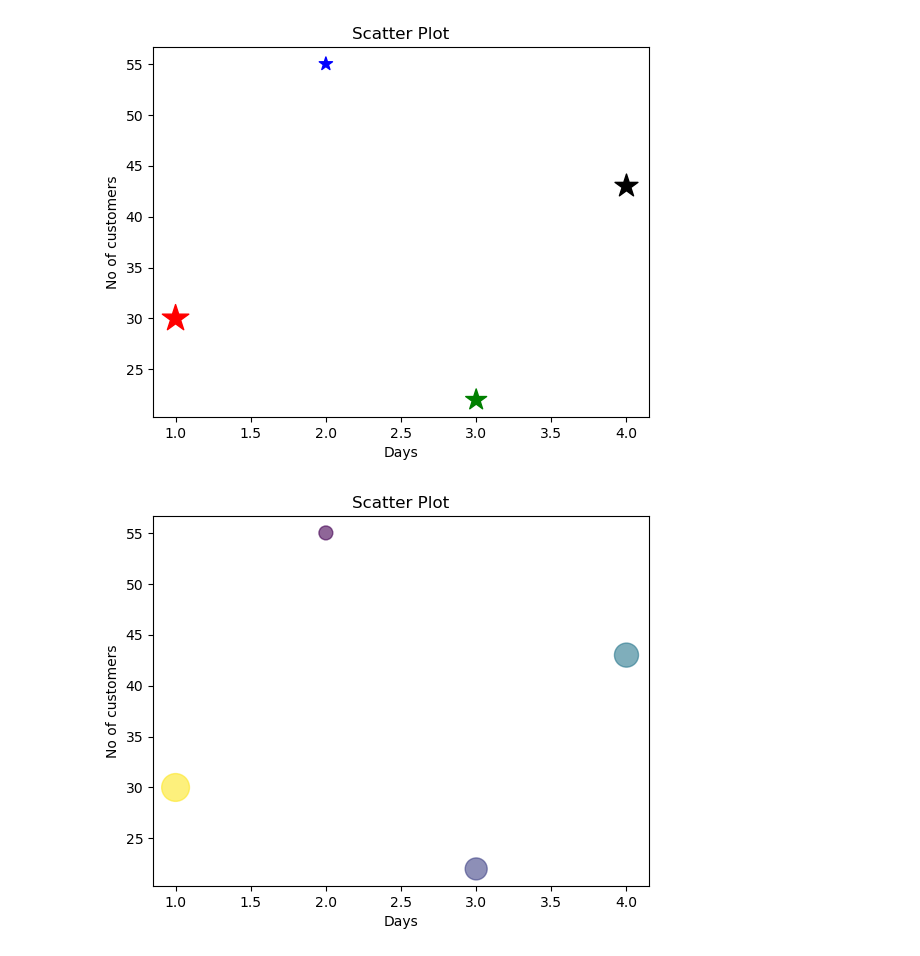
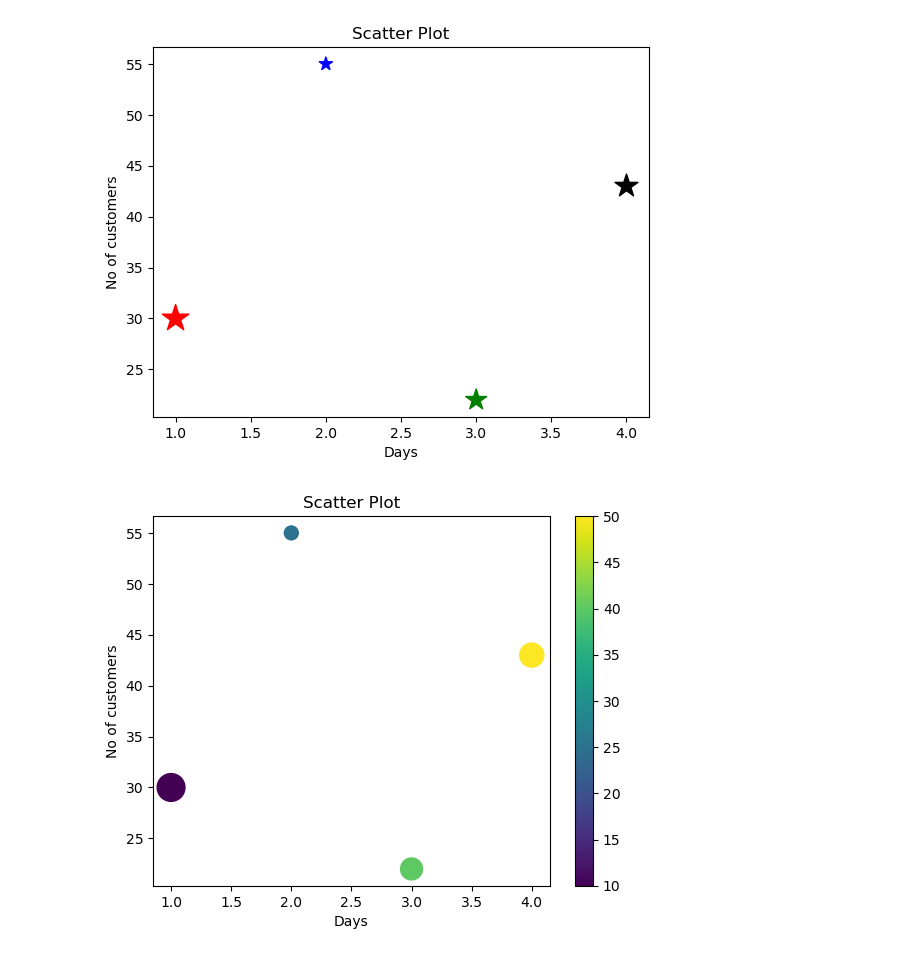
Before and after one commit to chandanpandey4043/Data-Science-and-ML-revision, a Jupyter notebook: Matplotlib/scatter_plot.ipynb, the cells around one changed output. Drawn from its saved outputs; the diff is of its cells as text; code cells hidden in the pictures.

```diff
--- a/Matplotlib/scatter_plot.ipynb
+++ b/Matplotlib/scatter_plot.ipynb
@@ -67,13 +67,13 @@ plt.show()
 # %%
 x=[1,2,3,4]
 y=[30,55,22,43]
-color=[100,25,40,55]
+color=[10,25,40,50]
 size=[400,100,250,300]
-plt.scatter(x,y,c=color,s=size,alpha=0.6,cmap="viridis")
+plt.scatter(x,y,c=color,s=size,cmap="viridis")
 plt.colorbar()
 plt.title("Scatter Plot")
 plt.xlabel("Days")
 plt.ylabel("No of customers")
 plt.show()
 # %% [output]
-[figure, old version]
+[figure, new version]
```
Also changed, not shown: parts of 1 cell of this notebook.
